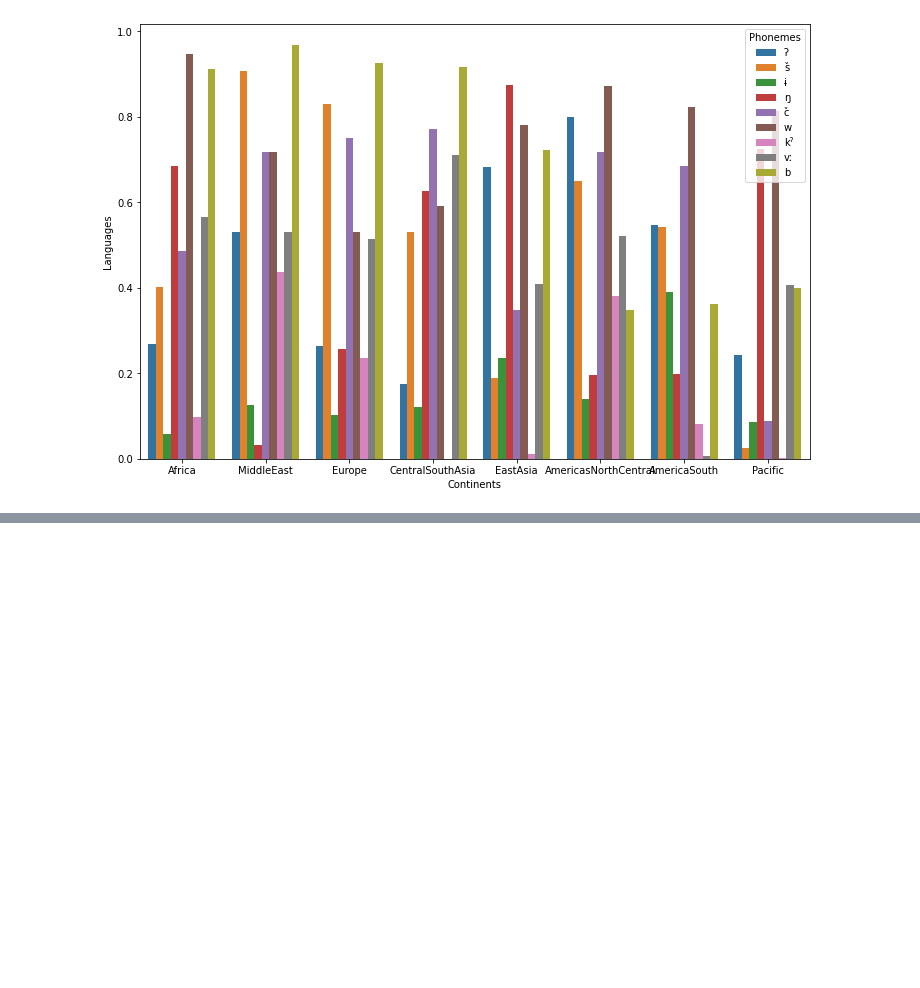
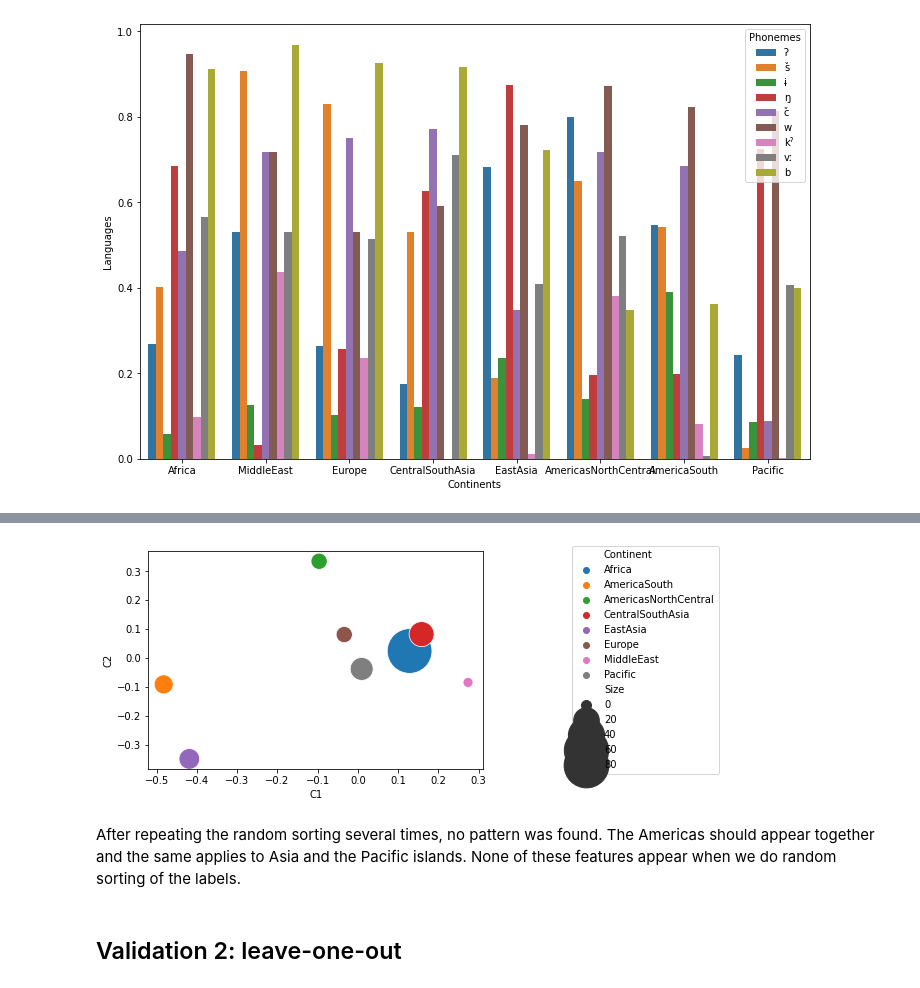
Before and after one commit to camoalon/language_genes, a Jupyter notebook: PCA.ipynb, the cells around one changed output, grey strips where cells are left out. Saved outputs shown, nothing was run; the diff lists cells and outputs as text; code cells hidden in the pictures; blank space fills up the shorter version.

```diff
--- a/PCA.ipynb
+++ b/PCA.ipynb
@@ -688,0 +717,28 @@ plt.savefig('sanity_check_y.pdf')
+# %%
+# Generate clusters
+latitude_cca_randomsort = np.empty(len(np.unique(continents_randomsort)))
+longitude_cca_randomsort = np.empty(len(np.unique(continents_randomsort)))
+size_cca_randomsort = np.empty(len(np.unique(continents_randomsort)))
+
+for i,elements in enumerate(np.unique(continents_randomsort)):
+  tmp = result_cca_randomsort.loc[result_cca_randomsort['Continents'] == elements]
+  latitude_cca_randomsort[i] = np.mean(tmp["C1"])
+  longitude_cca_randomsort[i] = np.mean(tmp["C2"])
+  size_cca_randomsort[i] = len(tmp["C1"])
+
+cluster_cca_randomsort = pd.DataFrame([latitude_cca_randomsort,longitude_cca_randomsort,size_cca_randomsort,np.unique(continents_randomsort)]).T
+cluster_cca_randomsort.columns = ['C1','C2','Size','Continent']
+
+# Plot
+g = sns.scatterplot(cluster_cca_randomsort['C1'],cluster_cca_randomsort['C2'],size=cluster_cca_randomsort['Size'],hue=cluster_cca_randomsort['Continent'],sizes=(100,2000))
+
+#xaxis = plt.xlim(-1.5,1.5)
+#yaxis = plt.ylim(-2,1.5)
+
+legend = g.legend(loc='center left', bbox_to_anchor=(1.25, 0.5), ncol=1)
+# %% [output]
+[figure, added]
+# %% [markdown]
+After repeating the random sorting several times, no pattern was found. The Americas should appear together and the same applies to Asia and the Pacific islands. None of these features appear when we do random sorting of the labels.
+# %% [markdown]
+## Validation 2: leave-one-out
```
Also changed, not shown: parts of 8 cells of this notebook.
